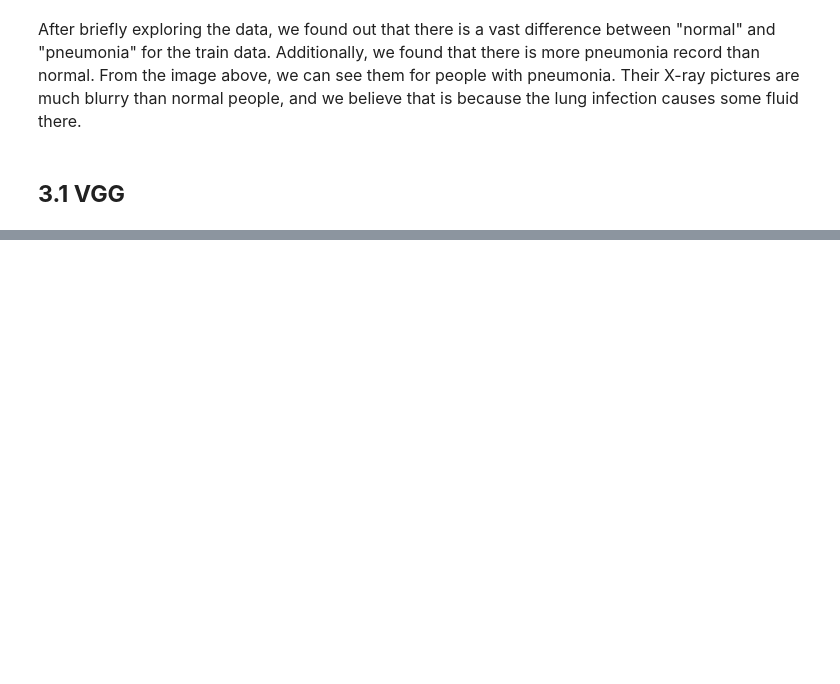
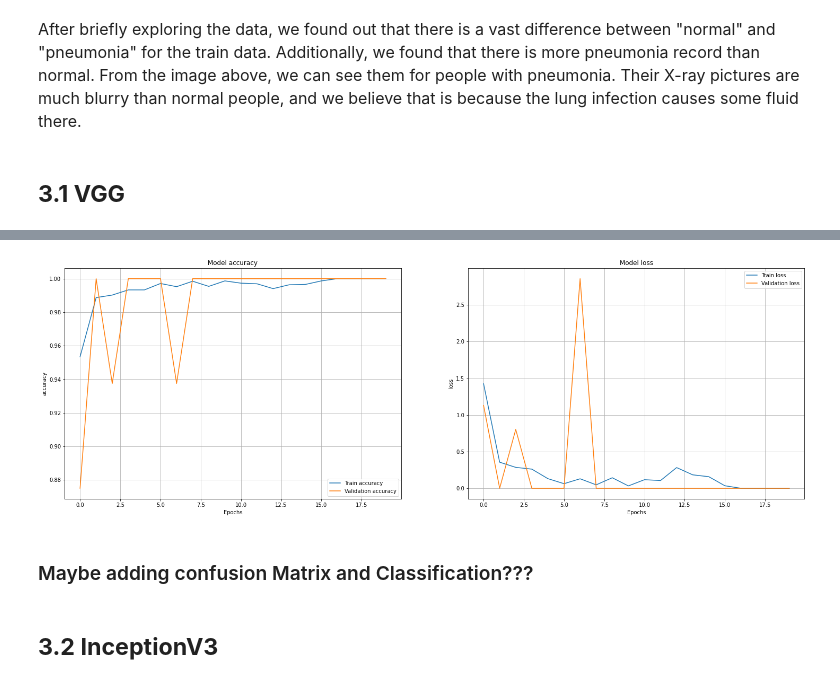
Before and after one commit to SikYinSun/COVID-19-Detection, a Jupyter notebook: COVID19_detection.ipynb, the cells around one changed output, grey strips where cells are left out. Cells and saved outputs as stored; diff of their text form; code cells hidden in the pictures; blank space fills up the shorter version.

Commit message:
update 3 models

```diff
--- a/COVID19_detection.ipynb
+++ b/COVID19_detection.ipynb
@@ -108,3 +102,19 @@ for images, labels in train_data.take(1):
 <font size=3>After briefly exploring the data, we found out that there is a vast difference between "normal" and "pneumonia" for the train data. Additionally, we found that there is more pneumonia record than normal. From the image above, we can see them for people with pneumonia. Their X-ray pictures are much blurry than normal people, and we believe that is because the lung infection causes some fluid there.</font>
 # %% [markdown]
 ## <b> 3.1 VGG </b>
+# %%
+image_size = (img_height, img_width,3)
+# %%
+vgg16 = VGG16(include_top = False, weights = 'imagenet',input_shape = image_size)
+
+# freeze the vgg16 and create our own head
+for layer in vgg16.layers:
+    layer.trainable = False
+
+x = Flatten()(vgg16.output)
+x = Dense(1, activation="sigmoid")(x)
+
+vgg16 = Model(inputs=vgg16.input, outputs=x)
+vgg16.compile(loss="binary_crossentropy", optimizer='adam', metrics=["accuracy"])# binary cross entropy loss function is used for binary classification
+# %%
+history = vgg16.fit(train_data, epochs=20,validation_data = val_data)
@@ -110,0 +139,28 @@ for images, labels in train_data.take(1):
+# %%
+fig, ax = plt.subplots(ncols=2, figsize=(25, 8))
+
+ax[0].plot(history.history['accuracy'], label="Train accuracy")
+ax[0].plot(history.history['val_accuracy'], label="Validation accuracy")
+ax[0].set_title("Model accuracy")
+ax[0].set_xlabel("Epochs")
+ax[0].set_ylabel("accuracy")
+ax[0].legend(["train", "val"])
+ax[0].grid(True)
+ax[0].legend()
+
+ax[1].plot(history.history['loss'], label="Train loss")
+ax[1].plot(history.history['val_loss'], label="Validation loss")
+ax[1].set_title("Model loss")
+ax[1].set_xlabel("Epochs")
+ax[1].set_ylabel("loss")
+ax[1].legend(["train", "val"])
+ax[1].grid(True)
+ax[1].legend()
+
+plt.show()
+# %% [output]
+[figure, added]
+# %% [markdown]
+### Maybe adding confusion Matrix and Classification???
+# %% [markdown]
+## <b> 3.2 InceptionV3 </b>
```
Also changed, not shown: parts of 11 cells of this notebook.
